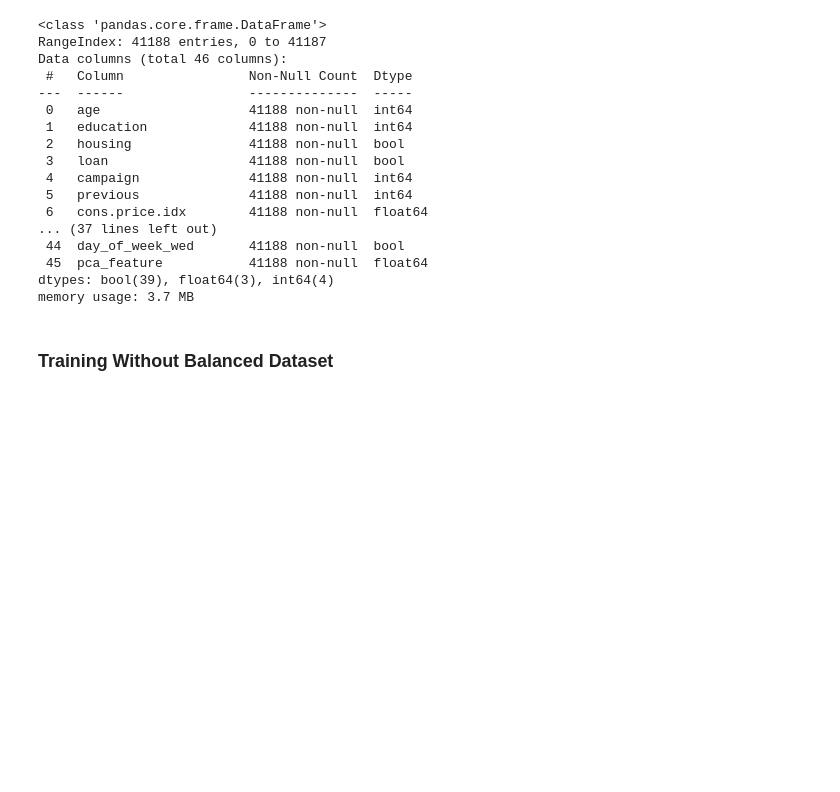
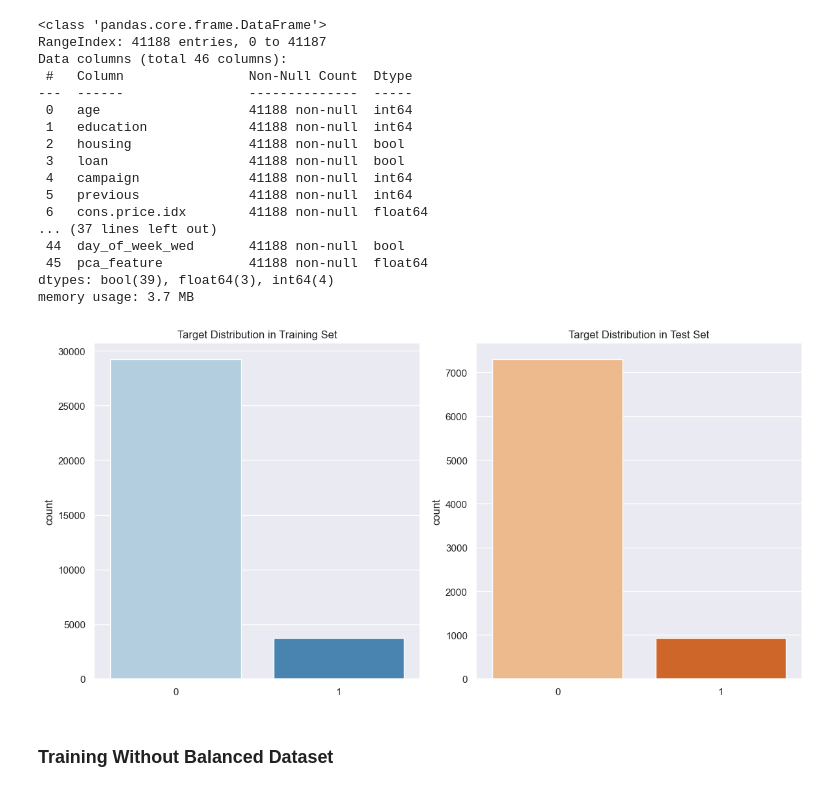
Before and after one commit to Aashiff2003/Predict-Term-Deposit-Subscription-, a Jupyter notebook: Predict Term Deposit Subscribtion -(additional).ipynb, the cells around one changed output. Saved outputs shown, nothing was run; the diff lists cells and outputs as text; code cells hidden in the pictures; blank space fills up the shorter version.

```diff
--- a/Predict Term Deposit Subscribtion -(additional).ipynb
+++ b/Predict Term Deposit Subscribtion -(additional).ipynb
@@ -171,23 +191,3 @@ plt.tight_layout()  # Adjust layout to avoid overlap
 plt.show()
 # %% [output]
 [figure]
-# %%
-
-plt.figure(figsize=(20, 60))
-plt_number = 1
-
-# Define a custom color palette for the categories in 'y'
-palette = sns.color_palette("Set2", n_colors=len(df['y'].unique()))
-
-# Loop through numerical columns and create a boxplot for each one
-for col in numerical_columns:
-    ax = plt.subplot(12, 3, plt_number)
-    sns.boxplot(x='y', y=col, hue='y', data=df, palette=palette)  # Pass the data argument
-    plt.xlabel('Target Lable')  # Label for the x-axis
-    plt.ylabel(col)  # Label for the y-axis with the name of the numerical column
-    plt.title(f'Boxplot of {col} by Target Lable')  # Title for each boxplot
-    plt_number += 1
-
-# Adjust layout for better spacing
-plt.tight_layout()
-plt.show()
@@ -489,6 +527,25 @@ y = le.fit_transform(y)
 
 # Split the dataset into training and testing sets
 X_train, X_test, y_train, y_test = train_test_split(X, y, test_size=0.2, random_state=42)
+# %%
+# Plotting the distribution of the target variable in both training and testing sets
+plt.figure(figsize=(12, 6))
+
+# Plot for the training set with a specific color palette
+plt.subplot(1, 2, 1)
+sns.countplot(x=y_train, hue=y_train, palette='Blues', legend=False)
+plt.title("Target Distribution in Training Set")
+
+# Plot for the testing set with a different color palette
+plt.subplot(1, 2, 2)
+sns.countplot(x=y_test, hue=y_test, palette='Oranges', legend=False)
+plt.title("Target Distribution in Test Set")
+
+# Display the plots
+plt.tight_layout()
+plt.show()
+# %% [output]
+[figure, added]
 # %% [markdown]
 ### Training Without Balanced Dataset
 # %%
```
Also changed, not shown: parts of 30 cells of this notebook, 3 other files.
